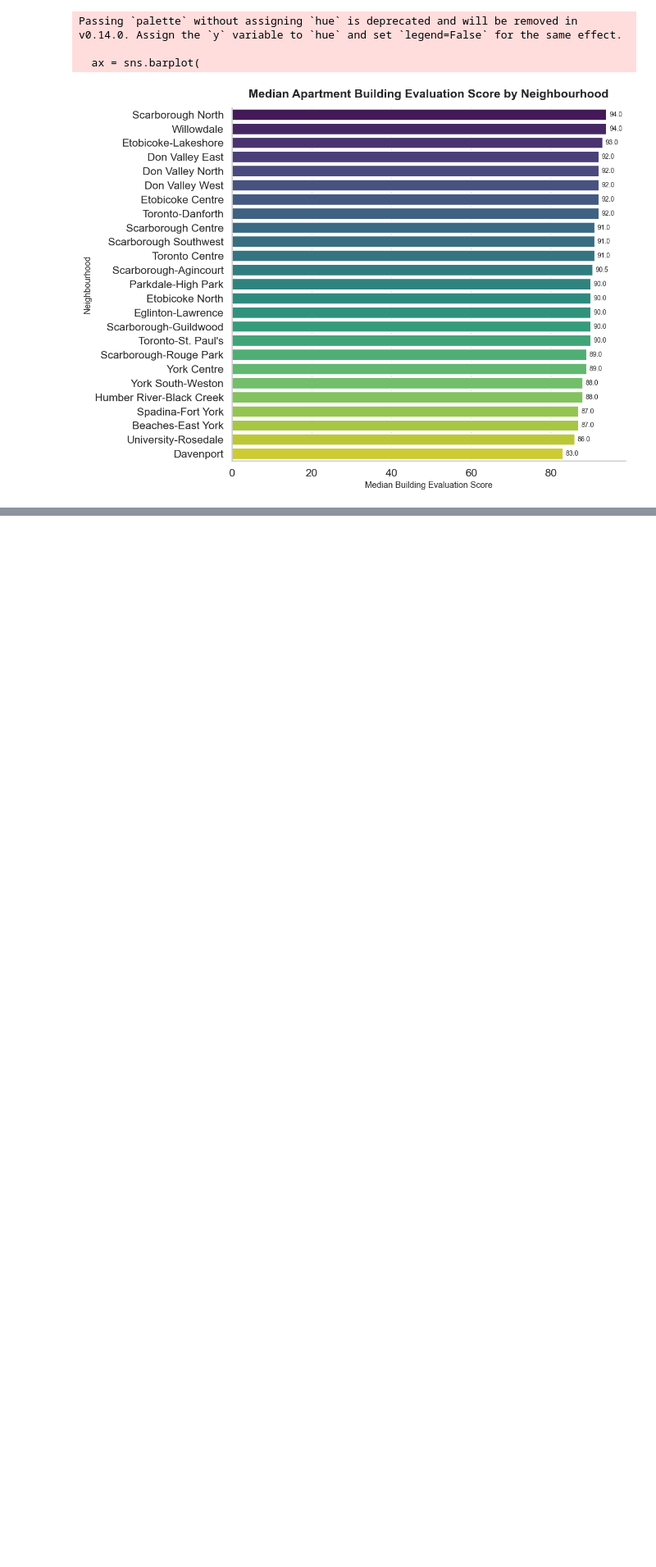
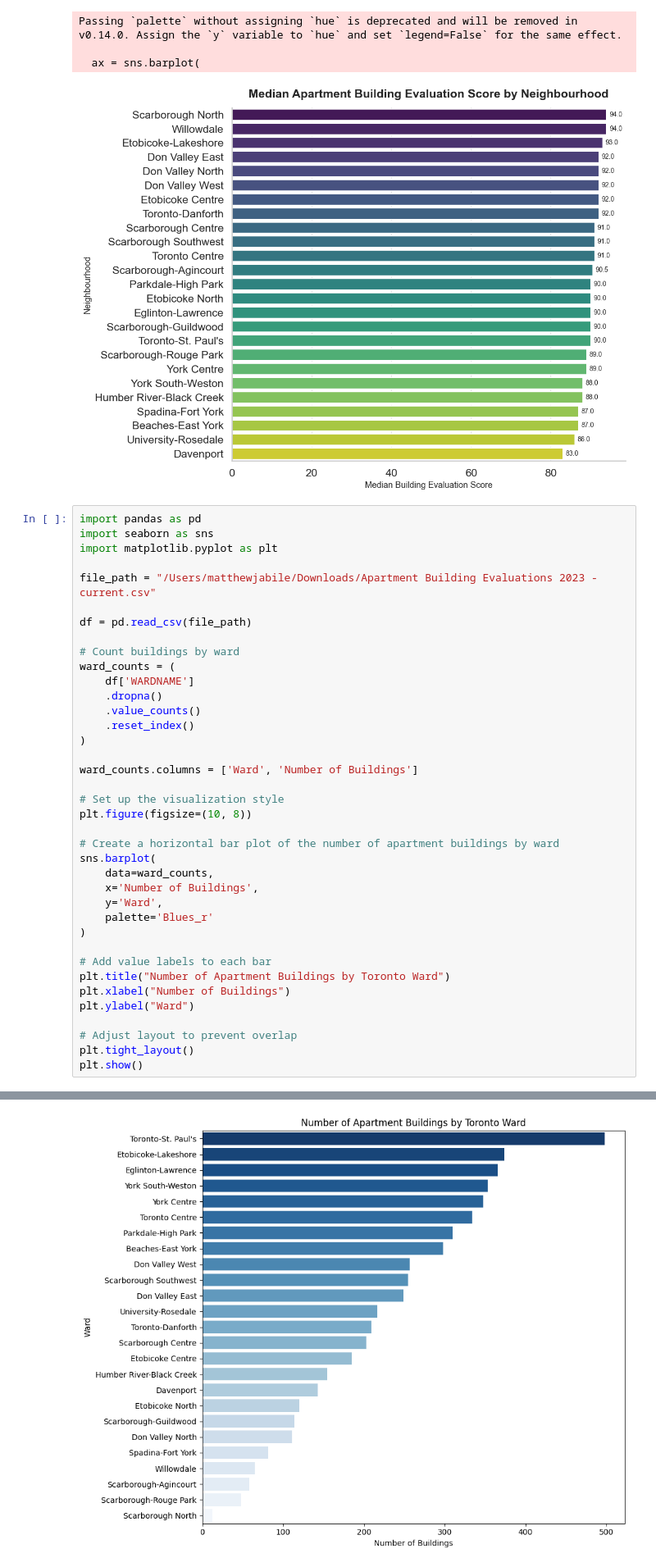
Before and after one commit to jbrillantes/visualization, a Jupyter notebook: 02_activities/assignment-3_median_apt_building_figure_code.ipynb, the cells around one changed output, grey strips where cells are left out. Shown at 82% size. Drawn from its saved outputs; the diff is of its cells as text; blank space fills up the shorter version.

Commit message:
added another figure to assignment 3

```diff
--- a/02_activities/assignment-3_median_apt_building_figure_code.ipynb
+++ b/02_activities/assignment-3_median_apt_building_figure_code.ipynb
@@ -107,3 +107,42 @@ Passing `palette` without assigning `hue` is deprecated and will be removed in v
 
   ax = sns.barplot(
 [figure]
+# %%
+import pandas as pd
+import seaborn as sns
+import matplotlib.pyplot as plt
+
+file_path = "/Users/matthewjabile/Downloads/Apartment Building Evaluations 2023 - current.csv"
+
+df = pd.read_csv(file_path)
+
+# Count buildings by ward
+ward_counts = (
+    df['WARDNAME']
+    .dropna()
+    .value_counts()
+    .reset_index()
+)
+
+ward_counts.columns = ['Ward', 'Number of Buildings']
+
+# Set up the visualization style
+plt.figure(figsize=(10, 8))
+
+# Create a horizontal bar plot of the number of apartment buildings by ward
+sns.barplot(
+    data=ward_counts,
+    x='Number of Buildings',
+    y='Ward',
+    palette='Blues_r'
+)
+
+# Add value labels to each bar
+plt.title("Number of Apartment Buildings by Toronto Ward")
+plt.xlabel("Number of Buildings")
+plt.ylabel("Ward")
+
+# Adjust layout to prevent overlap
+plt.tight_layout()
+plt.show()
+# %% [output]
@@ -109,0 +152 @@ Passing `palette` without assigning `hue` is deprecated and will be removed in v
+[figure, added]
```
Also changed, not shown: parts of 1 cell of this notebook.
